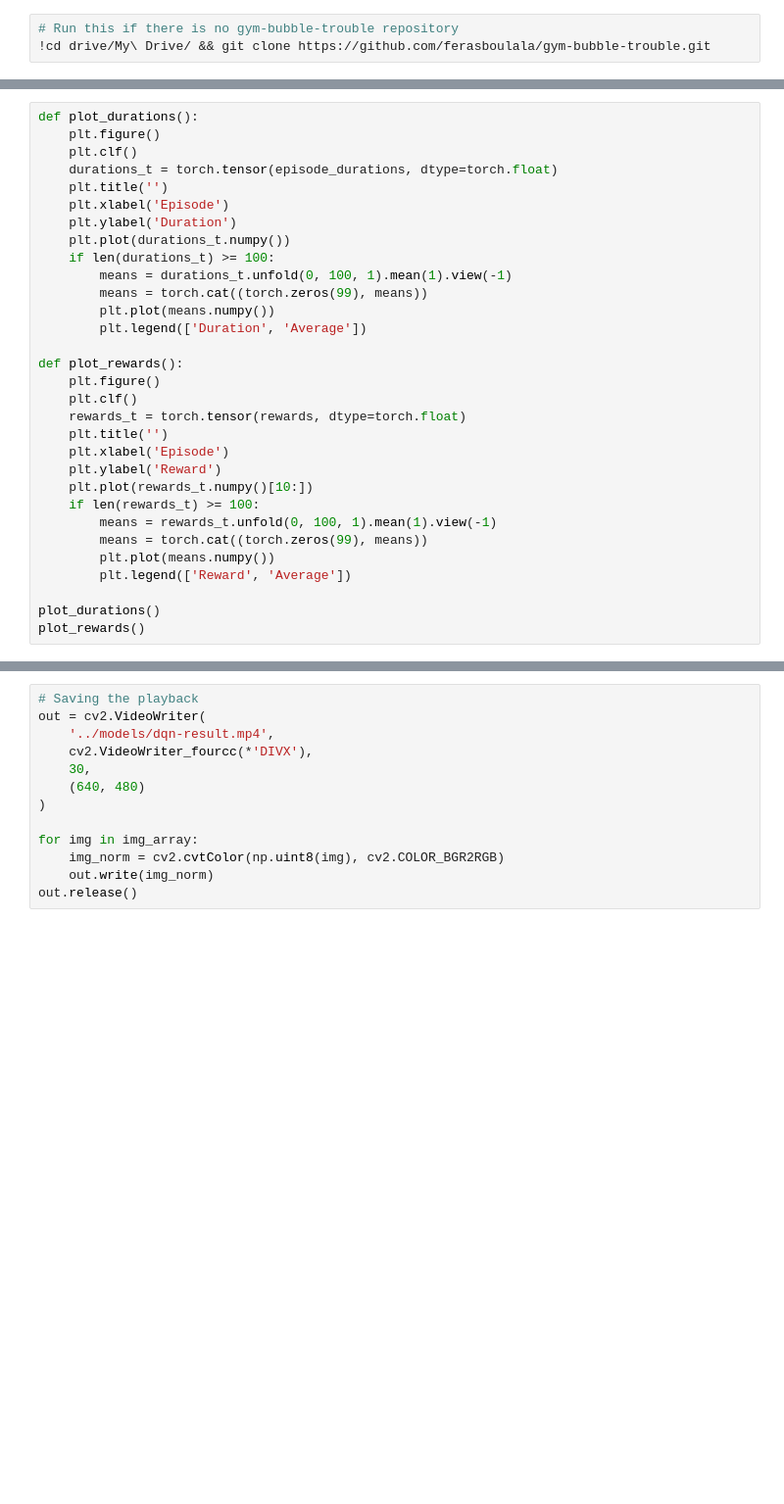
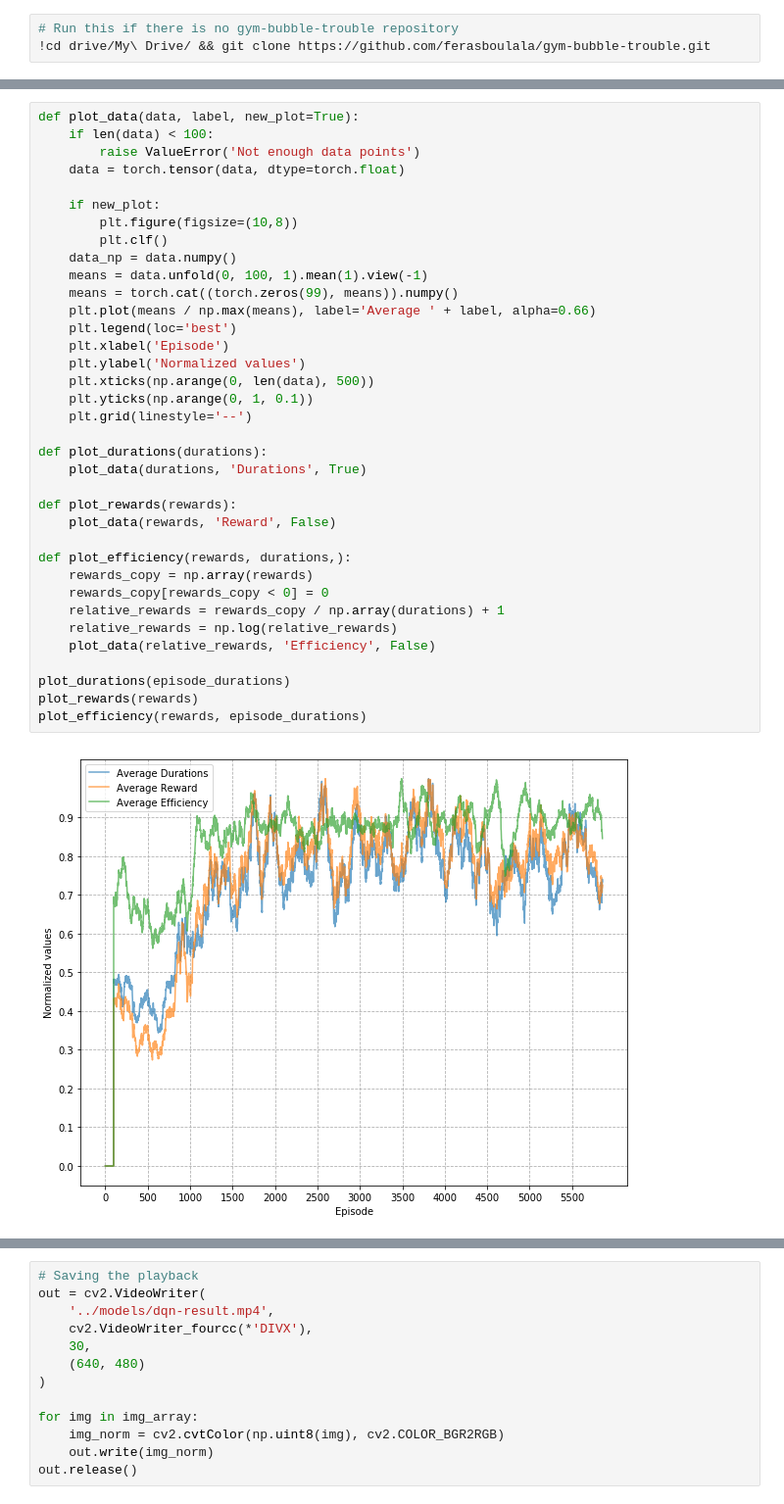
Before and after one commit to NeonKicks/INF8225-DQN-BubbleTrouble, a Jupyter notebook: notebook/bubble_trouble_dqn.ipynb, the cells around one changed output, grey strips where cells are left out. Shown at 98% size. Saved outputs shown, nothing was run; the diff lists cells and outputs as text; blank space fills up the shorter version.

```diff
--- a/notebook/bubble_trouble_dqn.ipynb
+++ b/notebook/bubble_trouble_dqn.ipynb
@@ -310,36 +360,43 @@ for i_episode in range(num_episodes):
 
 print('Complete')
-# %%
-def plot_durations():
-    plt.figure()
-    plt.clf()
-    durations_t = torch.tensor(episode_durations, dtype=torch.float)
-    plt.title('')
-    plt.xlabel('Episode')
-    plt.ylabel('Duration')
-    plt.plot(durations_t.numpy())
-    if len(durations_t) >= 100:
-        means = durations_t.unfold(0, 100, 1).mean(1).view(-1)
-        means = torch.cat((torch.zeros(99), means))
-        plt.plot(means.numpy())
-        plt.legend(['Duration', 'Average'])
-
-def plot_rewards():
-    plt.figure()
-    plt.clf()
-    rewards_t = torch.tensor(rewards, dtype=torch.float)
-    plt.title('')
-    plt.xlabel('Episode')
-    plt.ylabel('Reward')
-    plt.plot(rewards_t.numpy()[10:])
-    if len(rewards_t) >= 100:
-        means = rewards_t.unfold(0, 100, 1).mean(1).view(-1)
-        means = torch.cat((torch.zeros(99), means))
-        plt.plot(means.numpy())
-        plt.legend(['Reward', 'Average'])
-
-plot_durations()
-plot_rewards()
+# %%
+def plot_data(data, label, new_plot=True):
+    if len(data) < 100:
+        raise ValueError('Not enough data points')
+    data = torch.tensor(data, dtype=torch.float)
+
+    if new_plot:
+        plt.figure(figsize=(10,8))
+        plt.clf()
+    data_np = data.numpy()
+    means = data.unfold(0, 100, 1).mean(1).view(-1)
+    means = torch.cat((torch.zeros(99), means)).numpy()
+    plt.plot(means / np.max(means), label='Average ' + label, alpha=0.66)
+    plt.legend(loc='best')
+    plt.xlabel('Episode')
+    plt.ylabel('Normalized values')
+    plt.xticks(np.arange(0, len(data), 500))
+    plt.yticks(np.arange(0, 1, 0.1))
+    plt.grid(linestyle='--')
+
+def plot_durations(durations):
+    plot_data(durations, 'Durations', True)
+
+def plot_rewards(rewards):
+    plot_data(rewards, 'Reward', False)
+
+def plot_efficiency(rewards, durations,):
+    rewards_copy = np.array(rewards)
+    rewards_copy[rewards_copy < 0] = 0
+    relative_rewards = rewards_copy / np.array(durations) + 1
+    relative_rewards = np.log(relative_rewards)
+    plot_data(relative_rewards, 'Efficiency', False)
+
+plot_durations(episode_durations)
+plot_rewards(rewards)
+plot_efficiency(rewards, episode_durations)
+# %% [output]
+[figure, added]
 # %%
 model = None
 if training_cnn:
```
Also changed, not shown: parts of 8 cells of this notebook.
